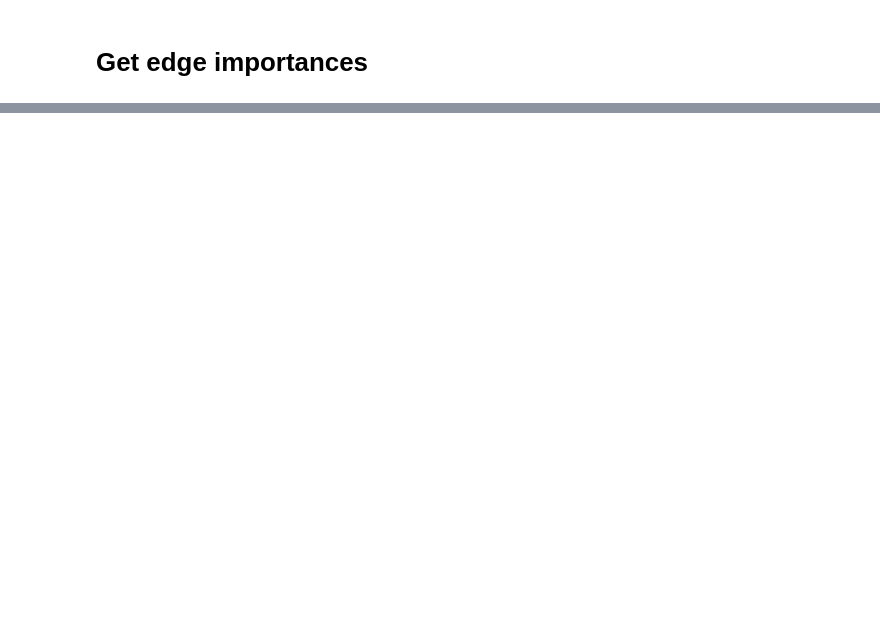
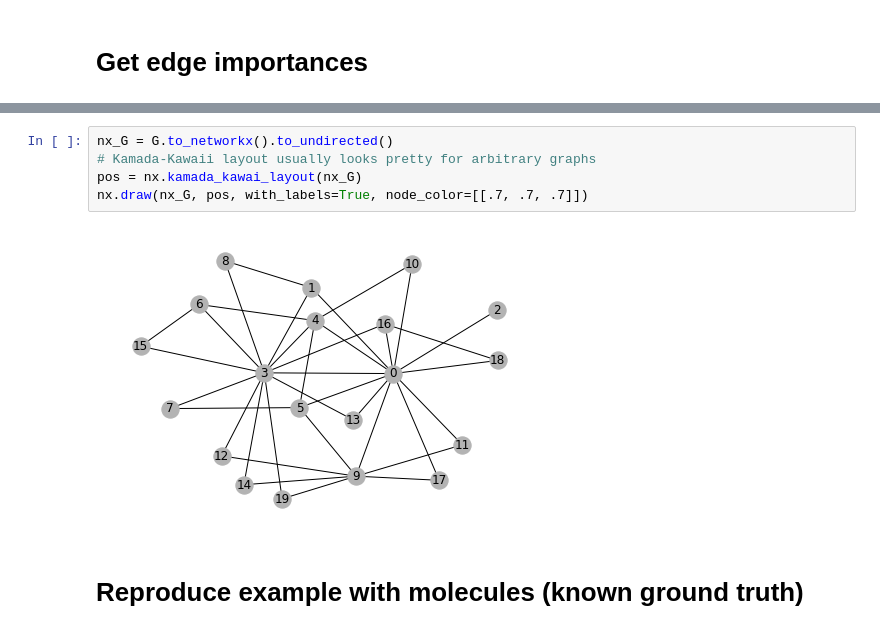
Before and after one commit to paulamartingonzalez/GNN-expl, a Jupyter notebook: Captum.ipynb, the cells around one changed output, grey strips where cells are left out. Drawn from its saved outputs; the diff is of its cells as text; blank space fills up the shorter version.

```diff
--- a/Captum.ipynb
+++ b/Captum.ipynb
@@ -146,0 +187,9 @@ TypeError: ignored
+# %%
+nx_G = G.to_networkx().to_undirected()
+# Kamada-Kawaii layout usually looks pretty for arbitrary graphs
+pos = nx.kamada_kawai_layout(nx_G)
+nx.draw(nx_G, pos, with_labels=True, node_color=[[.7, .7, .7]])
+# %% [output]
+[figure, added]
+# %% [markdown]
+# Reproduce example with molecules (known ground truth)
```
Also changed, not shown: parts of 19 cells of this notebook.
